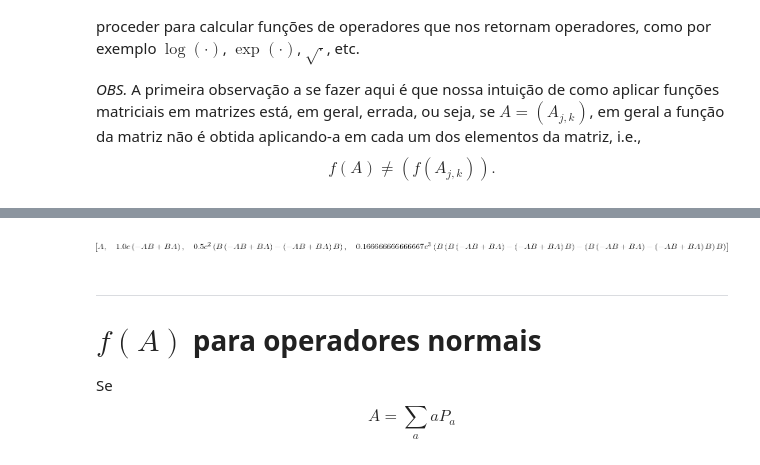
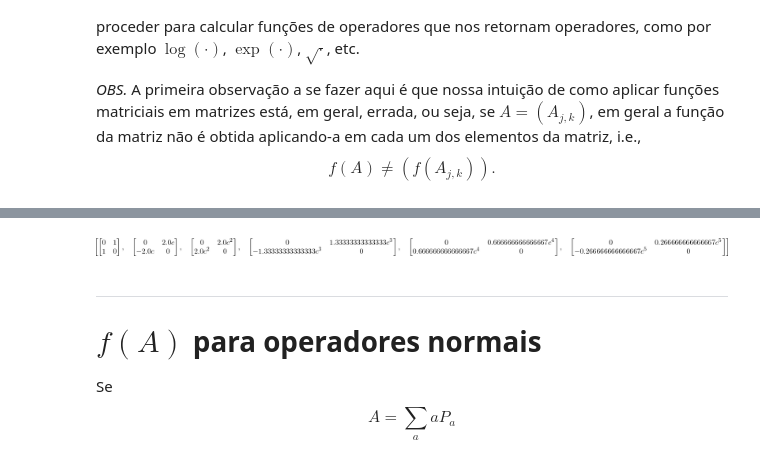
Before and after one commit to jonasmaziero/algebra_linear, a Jupyter notebook: 04_functions.ipynb, the cells around one changed output, grey strips where cells are left out. Saved outputs shown, nothing was run; the diff lists cells and outputs as text; code cells hidden in the pictures.

```diff
--- a/04_functions.ipynb
+++ b/04_functions.ipynb
@@ -132,10 +136,10 @@ def BCH(c,B,A,order):
     return bch, terms
 # %%
 A = Symbol("A", commutative = False); B = Symbol("B", commutative = False); c = Symbol("c")
-#A = pauli(1); B = pauli(3)
-order = 4; bch, terms = BCH(c,B,A,order); simplify(terms)
+A = pauli(1); B = pauli(3)
+order = 6; bch, terms = BCH(c,B,A,order); simplify(terms)
 # %% [output]
-[figure, old version]
+[figure, new version]
 # %% [markdown]
 ---
 # $f(A)$ para operadores normais
```
Also changed, not shown: parts of 32 cells of this notebook, 2 other files.
